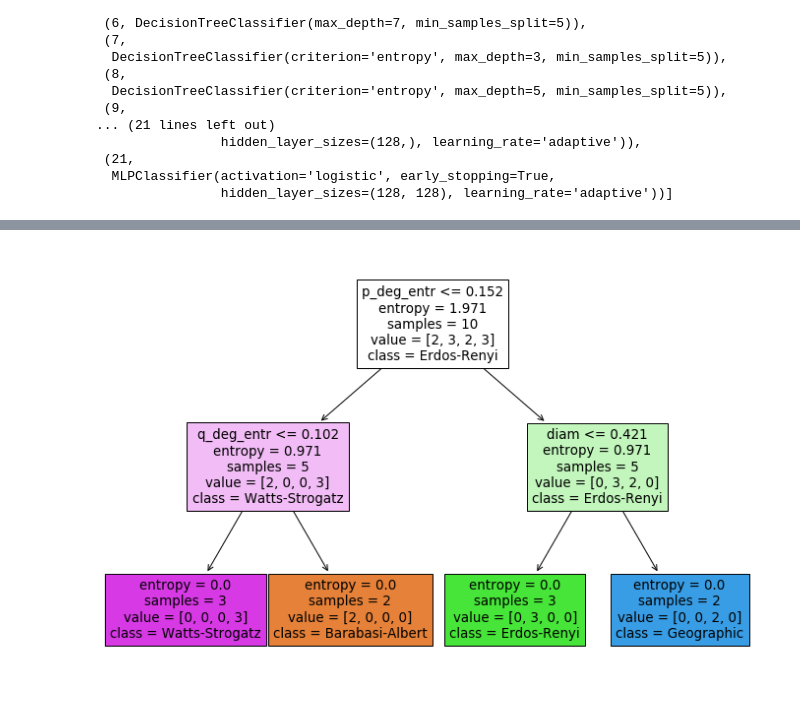
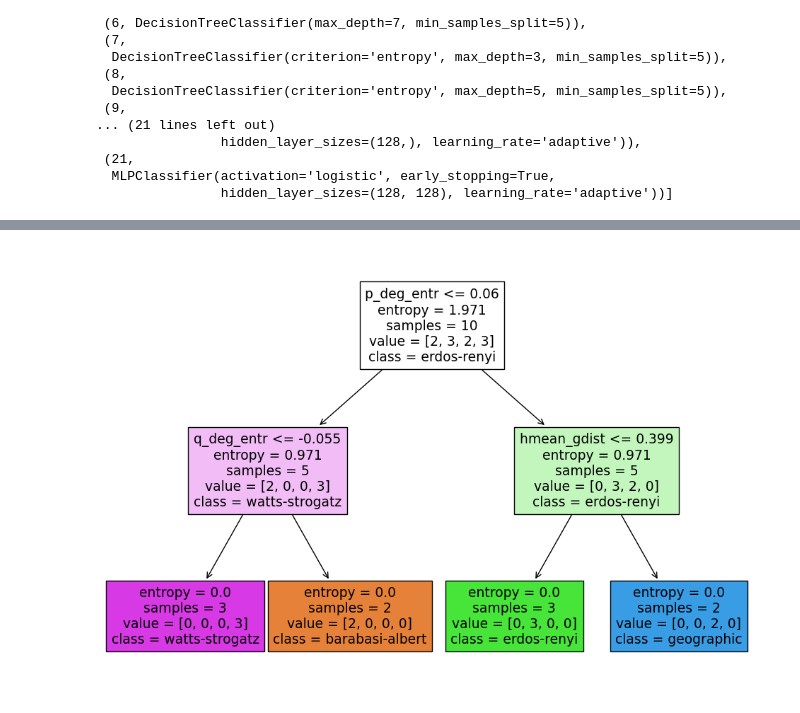
Before and after one commit to lcaldeira/network_analysis, a Jupyter notebook: demo.ipynb, the cells around one changed output, grey strips where cells are left out. Cells and saved outputs as stored; diff of their text form; code cells hidden in the pictures.

Commit message:
double-check in demo file

```diff
--- a/demo.ipynb
+++ b/demo.ipynb
@@ -116,5 +126,5 @@ from lib.analytics import *
 from lib.characterization import *
 # %%
 datapool = DataPool()
-datapool.load('cache', n=True, m=True, r=True)
+datapool.load('cache/demo', n=True, m=True, r=True)
 # %% [output]
@@ -330,11 +361,11 @@ msel.evaluation[mask].sort_values('accuracy', ascending=False).head(3)
 # %%
 plt.figure(figsize=(12,8))
 skl.tree.plot_tree(
-    decision_tree=msel.evaluation.loc[292, 'classifier'],
+    decision_tree=msel.evaluation.loc[293, 'classifier'],
     feature_names=dscoll1['X'].columns,
     class_names=dscoll1[ (dscoll1['Y','dataset'] == 'classic') ]['Y','label'].unique(),
     filled=True
 )
 plt.show()
 # %% [output]
-[figure, old version]
+[figure, new version]
```
Also changed, not shown: parts of 14 cells of this notebook.
